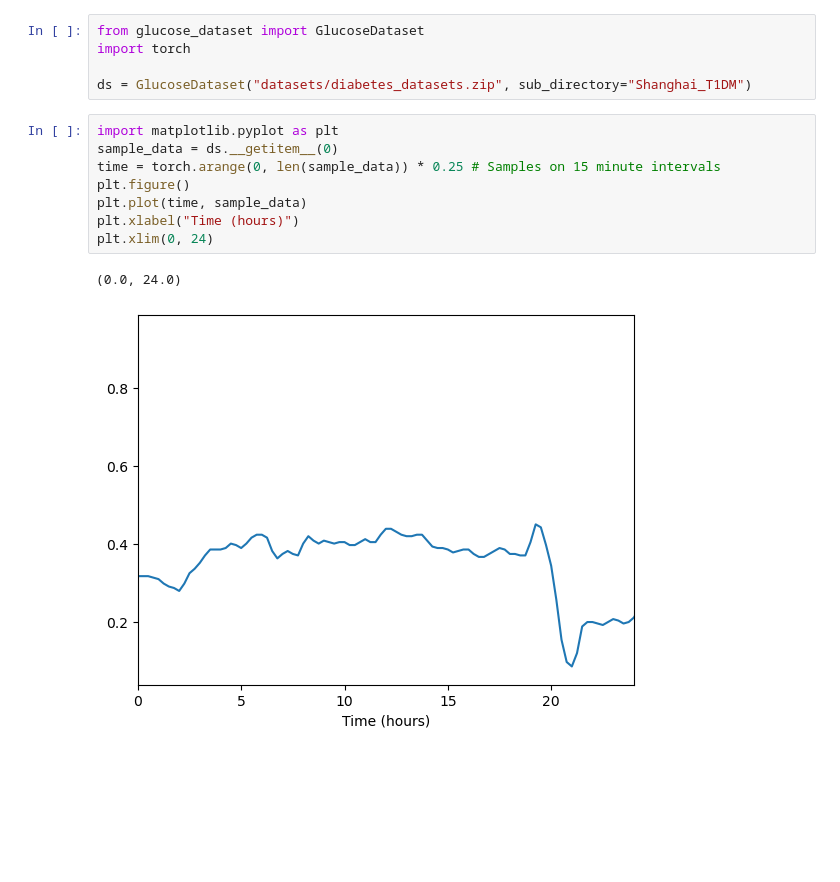
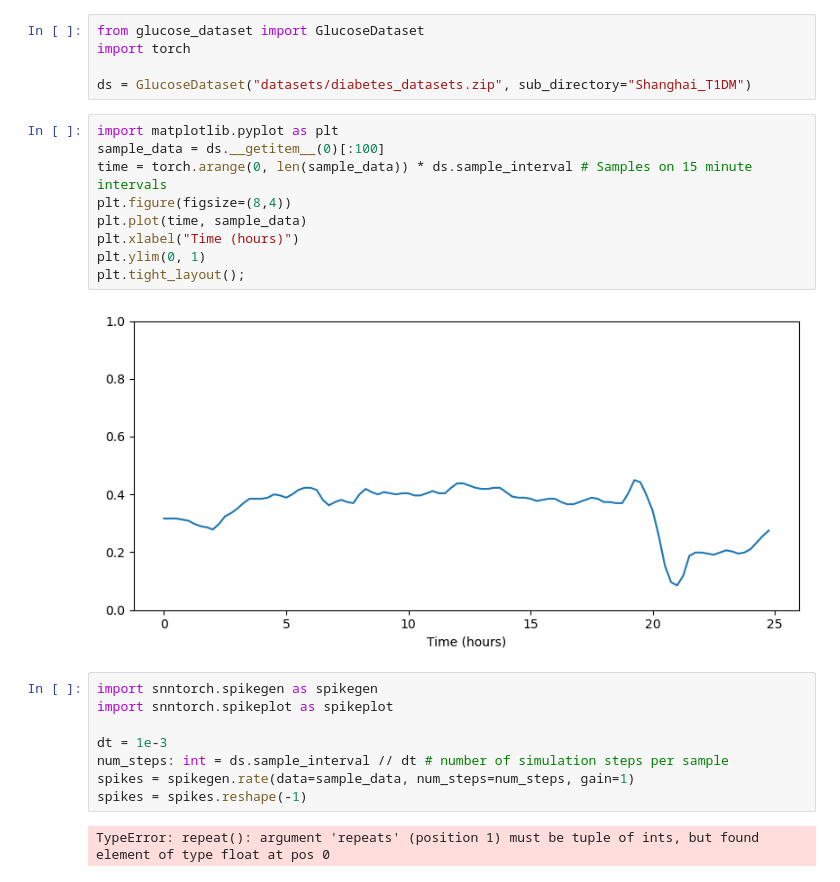
Before and after one commit to Liamdev631/neuromorphic-pancreas, a Jupyter notebook: data_viewer.ipynb, the cells around one changed output. Drawn from its saved outputs; the diff is of its cells as text; blank space fills up the shorter version.

```diff
--- a/data_viewer.ipynb
+++ b/data_viewer.ipynb
@@ -5,12 +5,22 @@ import torch
 ds = GlucoseDataset("datasets/diabetes_datasets.zip", sub_directory="Shanghai_T1DM")
 # %%
 import matplotlib.pyplot as plt
-sample_data = ds.__getitem__(0)
-time = torch.arange(0, len(sample_data)) * 0.25 # Samples on 15 minute intervals
-plt.figure()
+sample_data = ds.__getitem__(0)[:100]
+time = torch.arange(0, len(sample_data)) * ds.sample_interval # Samples on 15 minute intervals
+plt.figure(figsize=(8,4))
 plt.plot(time, sample_data)
 plt.xlabel("Time (hours)")
-plt.xlim(0, 24)
+plt.ylim(0, 1)
+plt.tight_layout();
 # %% [output]
-(0.0, 24.0)
-[figure, old version]
+[figure, new version]
+# %%
+import snntorch.spikegen as spikegen
+import snntorch.spikeplot as spikeplot
+
+dt = 1e-3
+num_steps: int = ds.sample_interval // dt # number of simulation steps per sample
+spikes = spikegen.rate(data=sample_data, num_steps=num_steps, gain=1)
+spikes = spikes.reshape(-1)
+# %% [output]
+TypeError: repeat(): argument 'repeats' (position 1) must be tuple of ints, but found element of type float at pos 0
```
Also changed, not shown: parts of 1 cell of this notebook, 4 other files.
